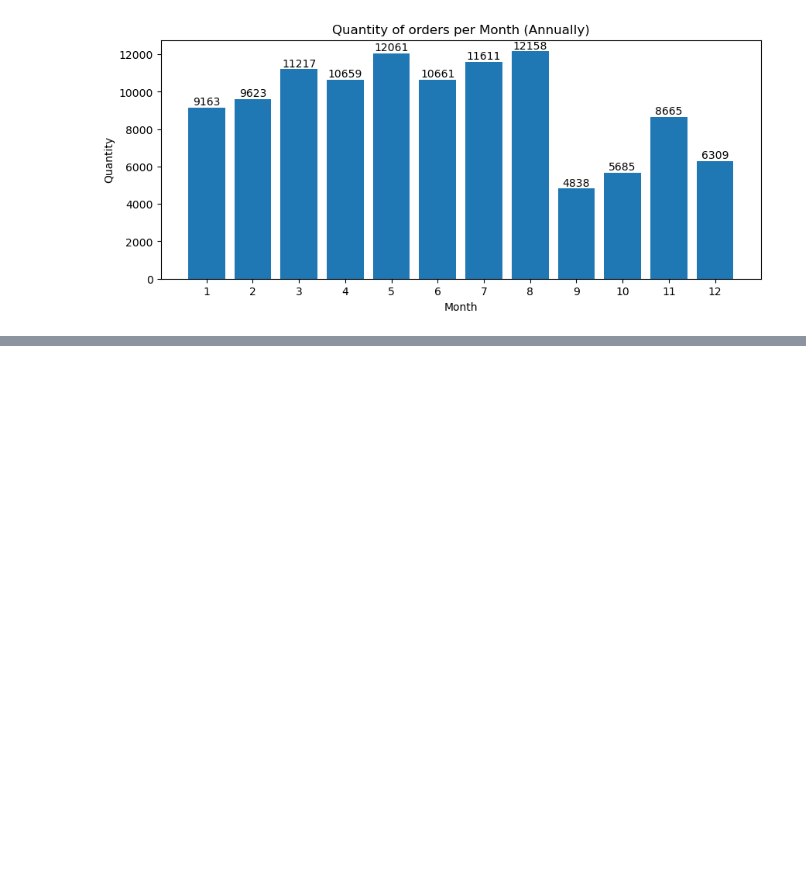
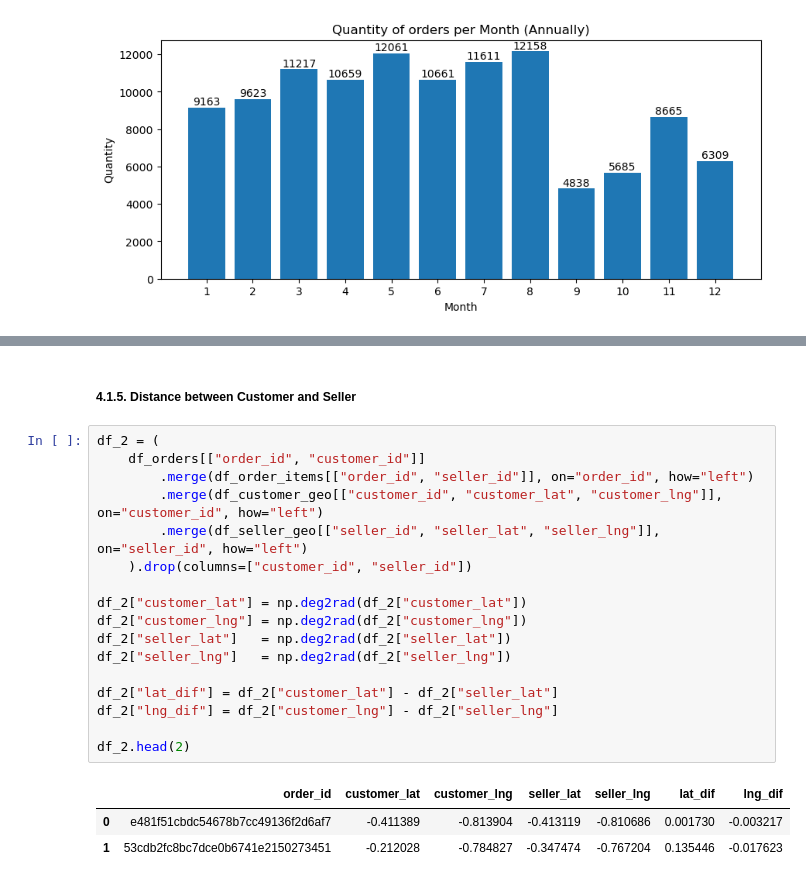
Before and after one commit to bruno-lima98/portfolio-olist-brazilian-ecommerce, a Jupyter notebook: main.ipynb, the cells around one changed output, grey strips where cells are left out. Saved outputs shown, nothing was run; the diff lists cells and outputs as text; blank space fills up the shorter version.

```diff
--- a/main.ipynb
+++ b/main.ipynb
@@ -411,0 +445,23 @@ plt.show()
+# %% [markdown]
+##### 4.1.5. Distance between Customer and Seller
+# %%
+df_2 = (
+    df_orders[["order_id", "customer_id"]]
+        .merge(df_order_items[["order_id", "seller_id"]], on="order_id", how="left")
+        .merge(df_customer_geo[["customer_id", "customer_lat", "customer_lng"]], on="customer_id", how="left")
+        .merge(df_seller_geo[["seller_id", "seller_lat", "seller_lng"]], on="seller_id", how="left")
+    ).drop(columns=["customer_id", "seller_id"])
+
+df_2["customer_lat"] = np.deg2rad(df_2["customer_lat"])
+df_2["customer_lng"] = np.deg2rad(df_2["customer_lng"])
+df_2["seller_lat"]   = np.deg2rad(df_2["seller_lat"])
+df_2["seller_lng"]   = np.deg2rad(df_2["seller_lng"])
+
+df_2["lat_dif"] = df_2["customer_lat"] - df_2["seller_lat"]
+df_2["lng_dif"] = df_2["customer_lng"] - df_2["seller_lng"]
+
+df_2.head(2)
+# %% [output]
+|  | order_id | customer_lat | customer_lng | seller_lat | seller_lng | lat_dif | lng_dif |
+| 0 | e481f51cbdc54678b7cc49136f2d6af7 | -0.411389 | -0.813904 | -0.413119 | -0.810686 | 0.001730 | -0.003217 |
+| 1 | 53cdb2fc8bc7dce0b6741e2150273451 | -0.212028 | -0.784827 | -0.347474 | -0.767204 | 0.135446 | -0.017623 |
```
Also changed, not shown: parts of 11 cells of this notebook.
